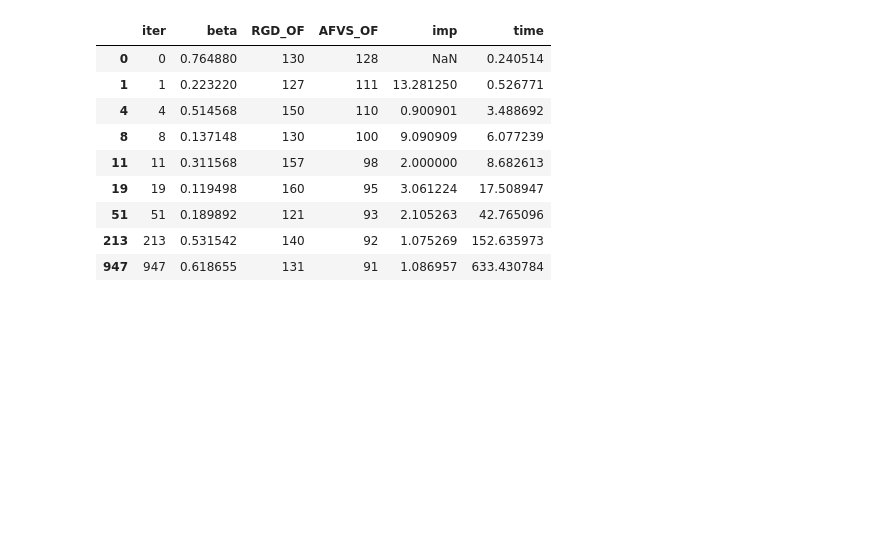
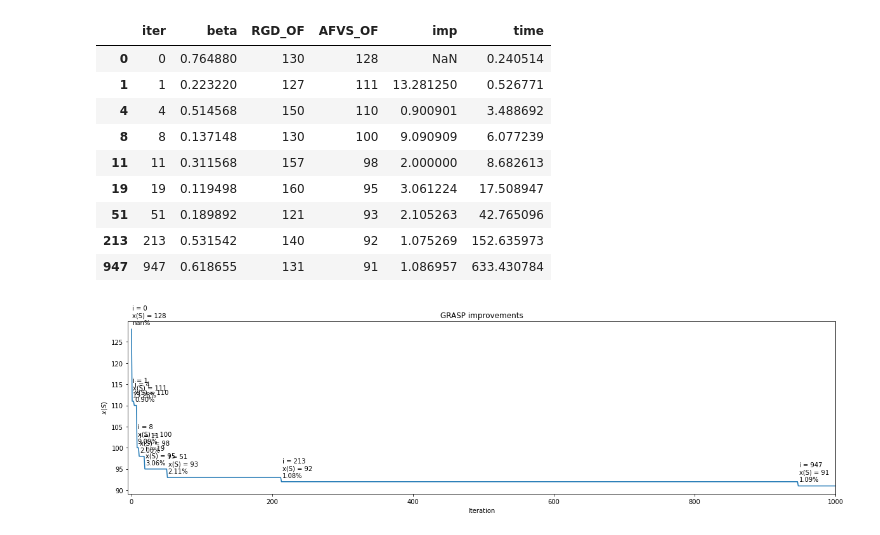
Before and after one commit to netotz/alpha-neighbor-p-center-problem, a Jupyter notebook: anpcp/igrasp_iters.ipynb, the cells around one changed output. Saved outputs shown, nothing was run; the diff lists cells and outputs as text; code cells hidden in the pictures; blank space fills up the shorter version.

Commit message:
feat(grasp): plot iterations experiment

```diff
--- a/anpcp/igrasp_iters.ipynb
+++ b/anpcp/igrasp_iters.ipynb
@@ -1,11 +1,11 @@
 # %% [markdown]
 $\beta = -1$ means that $\beta$ is selected at random in each iteration.
 # %%
+import pandas as pd
 from grasp_iters import read_results
 
-# iters = read_results("rl1323_882_441_0")
-# iters = read_results("pr1002_668_334_4")
-iters = read_results("rat783_522_261_0")
+# iters = read_results("rl1323_882_441_0_p44_a3")
+iters = read_results("rat783_522_261_0_p20_a2")
 # %%
 iters
 # %% [output]
@@ -68,3 +68,33 @@ improvs
 | 51 | 51 | 0.189892 | 121 | 93 | 2.105263 | 42.765096 |
 | 213 | 213 | 0.531542 | 140 | 92 | 1.075269 | 152.635973 |
 | 947 | 947 | 0.618655 | 131 | 91 | 1.086957 | 633.430784 |
+# %%
+import matplotlib.pyplot as plt
+
+plt.figure(figsize=(20, 5))
+
+plt.plot(
+    iters["iter"],
+    iters["AFVS_OF"].cummin(),
+)
+
+for _, row in improvs.iterrows():
+    of = int(row["AFVS_OF"])
+    i = int(row["iter"])
+    percent = row["imp"]
+
+    plt.annotate(
+        f"i = {i}\nx(S) = {of}\n{percent:.2f}%",
+        (i, of),
+        xytext=(i + 1, of + 1),
+    )
+
+plt.xlim(-5, 1000)
+# plt.margins(0.001)
+plt.title(f"GRASP improvements")
+plt.ylabel("$x(S)$")
+plt.xlabel("Iteration")
+
+plt.show()
+# %% [output]
+[figure, added]
```
